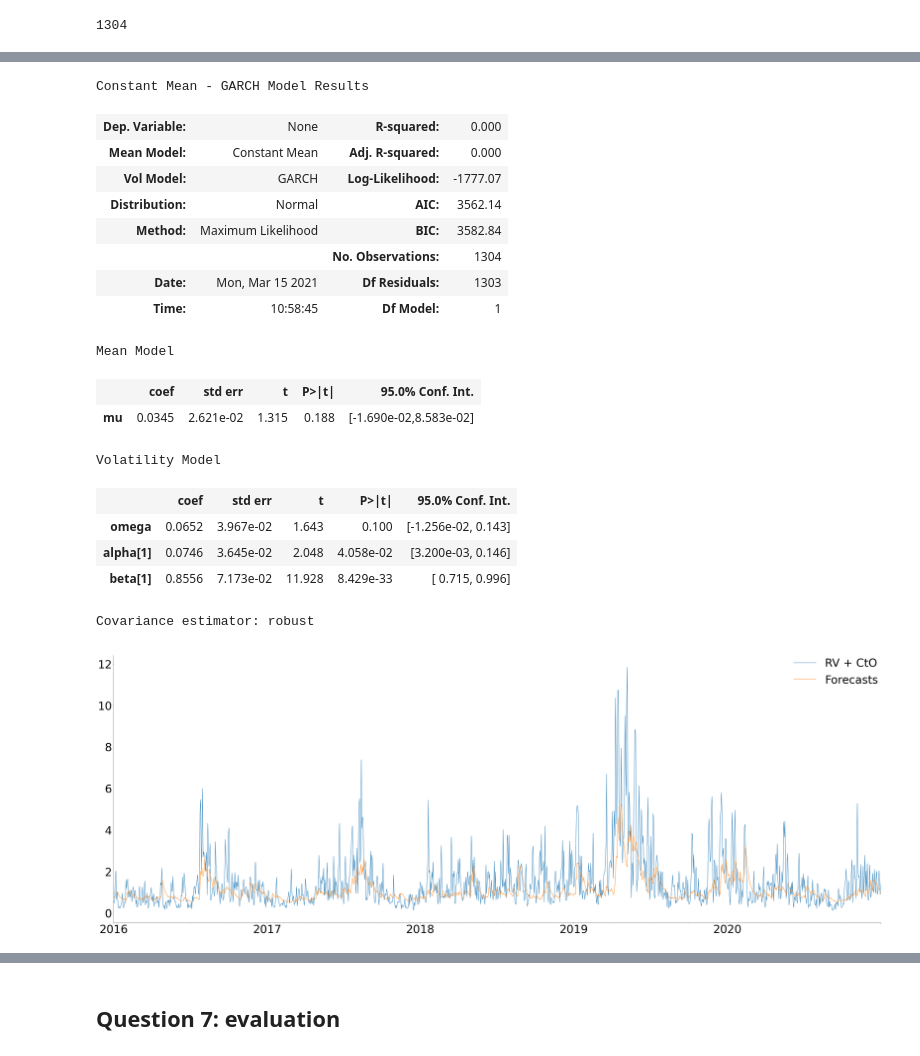
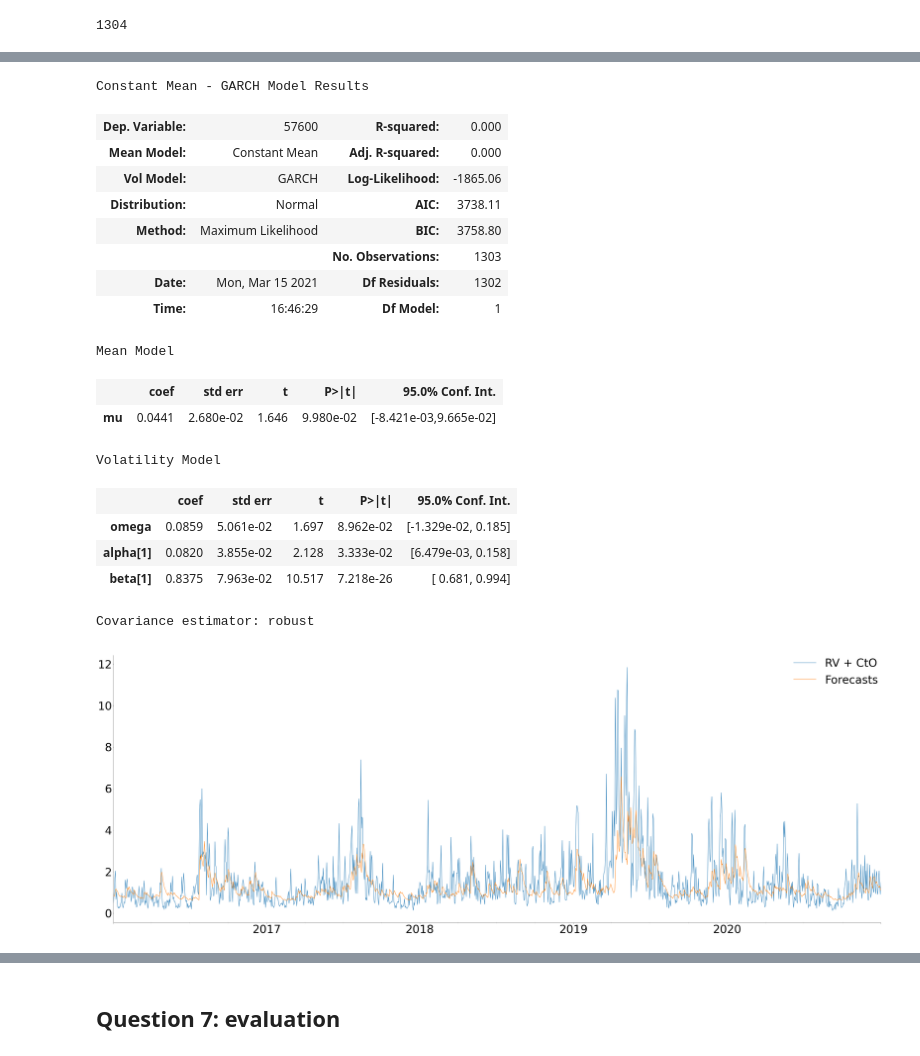
Before and after one commit to GeorgeHockey/metrics-formal-coursework, a Jupyter notebook: problem_1_v1.ipynb, the cells around one changed output, grey strips where cells are left out. Drawn from its saved outputs; the diff is of its cells as text; code cells hidden in the pictures.

Commit message:
fixed MZ and garch modelling

```diff
--- a/problem_1_v1.ipynb
+++ b/problem_1_v1.ipynb
@@ -34,7 +34,7 @@ prices.columns = pd.to_datetime(prices.columns)
 ln_p = np.log(prices)
 returns = (prices.diff()/prices).dropna()
 # %%
-daily_rets = ((prices.iloc[-1] - prices.iloc[0])*100)/prices.iloc[0]
+##daily_rets = ((prices.iloc[-1] - prices.iloc[0])*100)/prices.iloc[0]
 cto =  ((prices.iloc[-1].shift(1)  - prices.iloc[0])*100 / prices.iloc[-1].shift(1))**2
 cto
 # does this need to be estimated for the estimations?
@@ -51,3 +51,6 @@ cto
 2020-12-30    0.035537
 2020-12-31    0.041501
 Length: 2609, dtype: float64
+# %%
+ daily_rets = prices.iloc[-1].pct_change().dropna() * 100
+ daily_rets
@@ -294,32 +295,32 @@ Name: h.22, Length: 1284, dtype: float64
 # %%
 # Question 5, GARCH model
 
-garch = arch_model(daily_rets, vol='garch',dist=dist).fit(last_obs=half,disp="off")
+garch = arch_model(daily_rets, vol='garch',dist='normal').fit(last_obs=half-1,disp="off")
 forecasts = garch.forecast(horizon=22, start=half).variance.dropna()
 comb = pd.concat([rv[20]+cto, forecasts['h.01']], 1).dropna()
 comb.columns = ["RV + CtO", "Forecasts"]
 plot(comb)
 garch.summary()
 # %% [output]
 Constant Mean - GARCH Model Results
-| Dep. Variable: | None | R-squared: | 0.000 |
+| Dep. Variable: | 57600 | R-squared: | 0.000 |
 | Mean Model: | Constant Mean | Adj. R-squared: | 0.000 |
-| Vol Model: | GARCH | Log-Likelihood: | -1777.07 |
-| Distribution: | Normal | AIC: | 3562.14 |
-| Method: | Maximum Likelihood | BIC: | 3582.84 |
-|  |  | No. Observations: | 1304 |
-| Date: | Mon, Mar 15 2021 | Df Residuals: | 1303 |
-| Time: | 10:58:45 | Df Model: | 1 |
+| Vol Model: | GARCH | Log-Likelihood: | -1865.06 |
+| Distribution: | Normal | AIC: | 3738.11 |
+| Method: | Maximum Likelihood | BIC: | 3758.80 |
+|  |  | No. Observations: | 1303 |
+| Date: | Mon, Mar 15 2021 | Df Residuals: | 1302 |
+| Time: | 16:46:29 | Df Model: | 1 |
 Mean Model
 |  | coef | std err | t | P>|t| | 95.0% Conf. Int. |
-| mu | 0.0345 | 2.621e-02 | 1.315 | 0.188 | [-1.690e-02,8.583e-02] |
+| mu | 0.0441 | 2.680e-02 | 1.646 | 9.980e-02 | [-8.421e-03,9.665e-02] |
 Volatility Model
 |  | coef | std err | t | P>|t| | 95.0% Conf. Int. |
-| omega | 0.0652 | 3.967e-02 | 1.643 | 0.100 | [-1.256e-02, 0.143] |
-| alpha[1] | 0.0746 | 3.645e-02 | 2.048 | 4.058e-02 | [3.200e-03, 0.146] |
-| beta[1] | 0.8556 | 7.173e-02 | 11.928 | 8.429e-33 | [ 0.715, 0.996] |
+| omega | 0.0859 | 5.061e-02 | 1.697 | 8.962e-02 | [-1.329e-02, 0.185] |
+| alpha[1] | 0.0820 | 3.855e-02 | 2.128 | 3.333e-02 | [6.479e-03, 0.158] |
+| beta[1] | 0.8375 | 7.963e-02 | 10.517 | 7.218e-26 | [ 0.681, 0.994] |
 Covariance estimator: robust
-[figure, old version]
+[figure, new version]
 # %%
 # Question 5, GJR-GARCH model ### Probably better to go without the asymmetry
 
```
Also changed, not shown: parts of 12 cells of this notebook.
